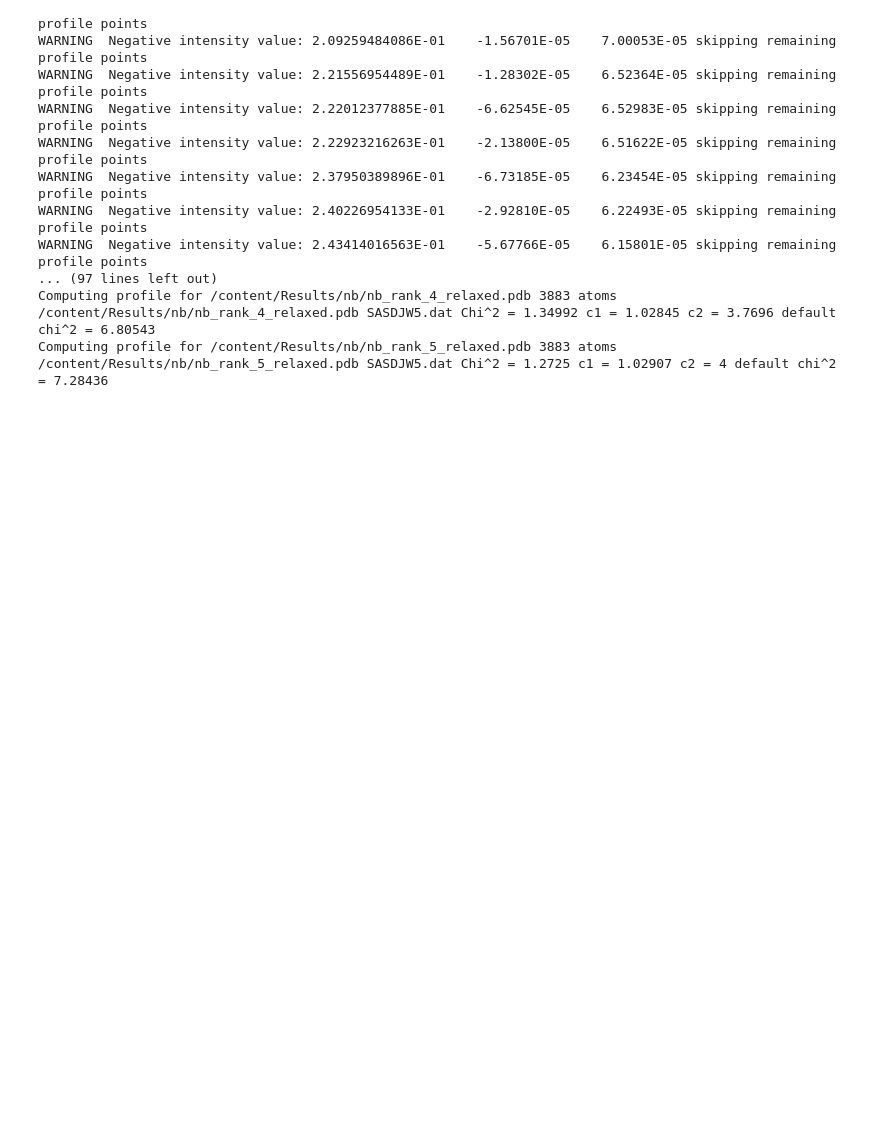
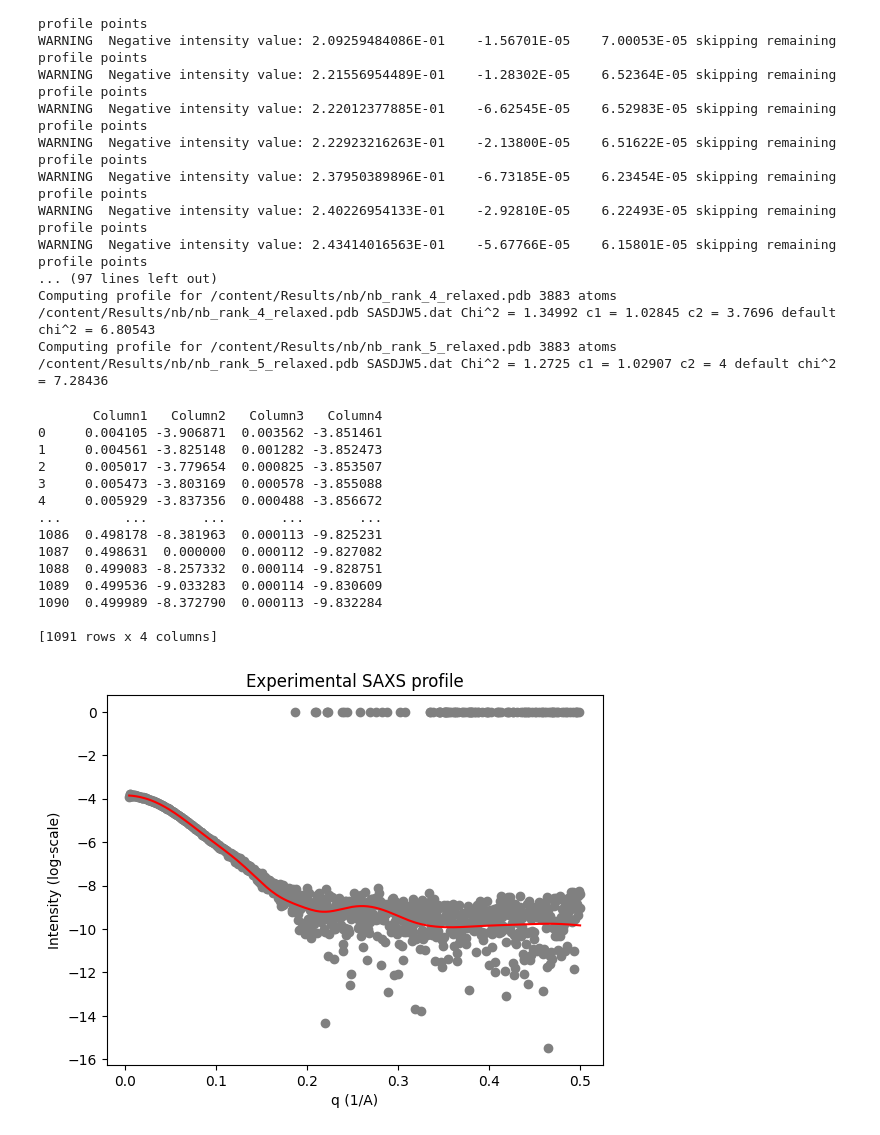
Before and after one commit to dina-lab3D/tutorials, a Jupyter notebook: Fold-Dock/Fold_Dock.ipynb, the cells around one changed output. Saved outputs shown, nothing was run; the diff lists cells and outputs as text; code cells hidden in the pictures; blank space fills up the shorter version.

Commit message:
plot fit

```diff
--- a/Fold-Dock/Fold_Dock.ipynb
+++ b/Fold-Dock/Fold_Dock.ipynb
@@ -377,3 +377,35 @@ Computing profile for /content/Results/nb/nb_rank_4_relaxed.pdb 3883 atoms
 /content/Results/nb/nb_rank_4_relaxed.pdb SASDJW5.dat Chi^2 = 1.34992 c1 = 1.02845 c2 = 3.7696 default chi^2 = 6.80543
 Computing profile for /content/Results/nb/nb_rank_5_relaxed.pdb 3883 atoms
 /content/Results/nb/nb_rank_5_relaxed.pdb SASDJW5.dat Chi^2 = 1.2725 c1 = 1.02907 c2 = 4 default chi^2 = 7.28436
+# %%
+#@title Plot SAXS fits
+
+with open("/content/Results/nb/nb_rank_1_relaxed_SASDJW5.fit", 'r') as file:
+    filtered_lines = [line for line in file if filter_lines(line)]
+
+data = pd.read_csv(io.StringIO(''.join(filtered_lines)), delimiter=r'\s+', names=['Column1', 'Column2', 'Column3','Column4'])
+data['Column2'] = data['Column2'].apply(lambda x: np.log(x) if x > 0 else 0)
+data['Column4'] = data['Column4'].apply(lambda x: np.log(x) if x > 0 else 0)
+
+plt.scatter(data['Column1'], data['Column2'], color='gray')
+plt.plot(data['Column1'], data['Column4'], color='red')
+plt.xlabel('q (1/A)')
+plt.ylabel('Intensity (log-scale)')
+plt.title('Experimental SAXS profile')
+plt.show()
+# %% [output]
+       Column1   Column2   Column3   Column4
+0     0.004105 -3.906871  0.003562 -3.851461
+1     0.004561 -3.825148  0.001282 -3.852473
+2     0.005017 -3.779654  0.000825 -3.853507
+3     0.005473 -3.803169  0.000578 -3.855088
+4     0.005929 -3.837356  0.000488 -3.856672
+...        ...       ...       ...       ...
+1086  0.498178 -8.381963  0.000113 -9.825231
+1087  0.498631  0.000000  0.000112 -9.827082
+1088  0.499083 -8.257332  0.000114 -9.828751
+1089  0.499536 -9.033283  0.000114 -9.830609
+1090  0.499989 -8.372790  0.000113 -9.832284
+
+[1091 rows x 4 columns]
+[figure, added]
```
